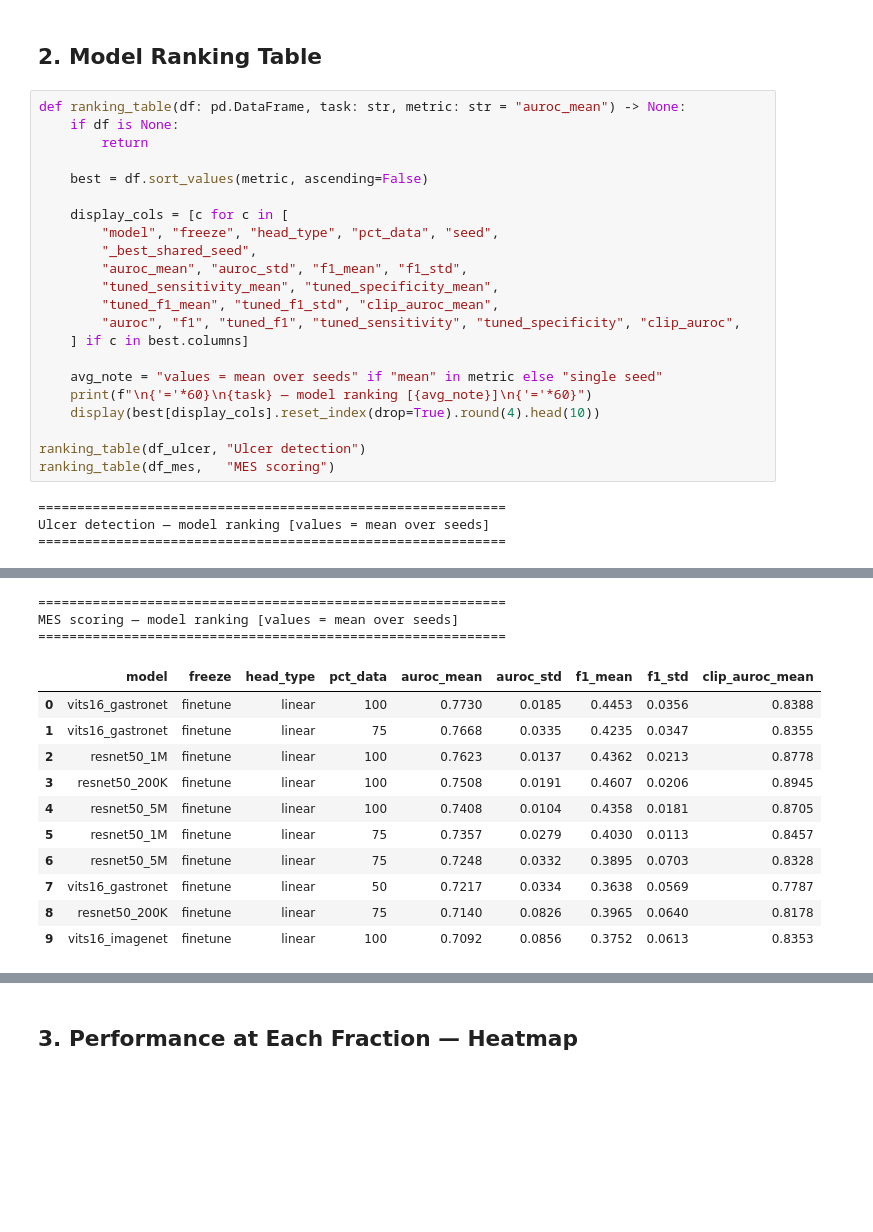
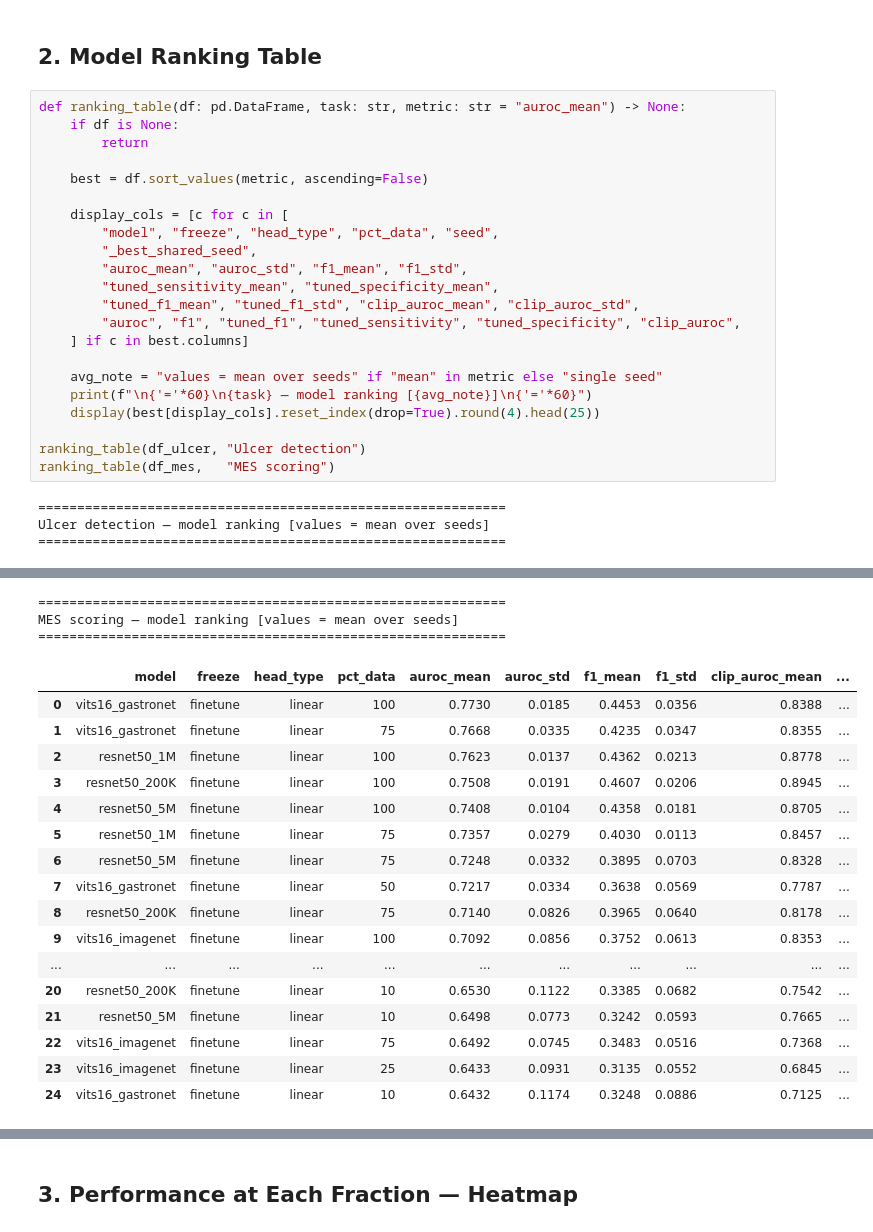
Before and after one commit to Gastroenterology-CRCHUM/data-efficiency-MES-Ulcer, a Jupyter notebook: notebooks/04_results_analysis.ipynb, the cells around one changed output, grey strips where cells are left out. Saved outputs shown, nothing was run; the diff lists cells and outputs as text; blank space fills up the shorter version.

```diff
--- a/notebooks/04_results_analysis.ipynb
+++ b/notebooks/04_results_analysis.ipynb
@@ -70,13 +70,13 @@ def ranking_table(df: pd.DataFrame, task: str, metric: str = "auroc_mean") -> No
         "_best_shared_seed",
         "auroc_mean", "auroc_std", "f1_mean", "f1_std",
         "tuned_sensitivity_mean", "tuned_specificity_mean",
-        "tuned_f1_mean", "tuned_f1_std", "clip_auroc_mean",
+        "tuned_f1_mean", "tuned_f1_std", "clip_auroc_mean", "clip_auroc_std",
         "auroc", "f1", "tuned_f1", "tuned_sensitivity", "tuned_specificity", "clip_auroc",
     ] if c in best.columns]
 
     avg_note = "values = mean over seeds" if "mean" in metric else "single seed"
     print(f"\n{'='*60}\n{task} — model ranking [{avg_note}]\n{'='*60}")
-    display(best[display_cols].reset_index(drop=True).round(4).head(10))
+    display(best[display_cols].reset_index(drop=True).round(4).head(25))
 
 ranking_table(df_ulcer, "Ulcer detection")
 ranking_table(df_mes,   "MES scoring")
@@ -98,17 +104,23 @@ Ulcer detection — model ranking [values = mean over seeds]
 ============================================================
 MES scoring — model ranking [values = mean over seeds]
 ============================================================
-|  | model | freeze | head_type | pct_data | auroc_mean | auroc_std | f1_mean | f1_std | clip_auroc_mean |
-| 0 | vits16_gastronet | finetune | linear | 100 | 0.7730 | 0.0185 | 0.4453 | 0.0356 | 0.8388 |
-| 1 | vits16_gastronet | finetune | linear | 75 | 0.7668 | 0.0335 | 0.4235 | 0.0347 | 0.8355 |
-| 2 | resnet50_1M | finetune | linear | 100 | 0.7623 | 0.0137 | 0.4362 | 0.0213 | 0.8778 |
-| 3 | resnet50_200K | finetune | linear | 100 | 0.7508 | 0.0191 | 0.4607 | 0.0206 | 0.8945 |
-| 4 | resnet50_5M | finetune | linear | 100 | 0.7408 | 0.0104 | 0.4358 | 0.0181 | 0.8705 |
-| 5 | resnet50_1M | finetune | linear | 75 | 0.7357 | 0.0279 | 0.4030 | 0.0113 | 0.8457 |
-| 6 | resnet50_5M | finetune | linear | 75 | 0.7248 | 0.0332 | 0.3895 | 0.0703 | 0.8328 |
-| 7 | vits16_gastronet | finetune | linear | 50 | 0.7217 | 0.0334 | 0.3638 | 0.0569 | 0.7787 |
-| 8 | resnet50_200K | finetune | linear | 75 | 0.7140 | 0.0826 | 0.3965 | 0.0640 | 0.8178 |
-| 9 | vits16_imagenet | finetune | linear | 100 | 0.7092 | 0.0856 | 0.3752 | 0.0613 | 0.8353 |
+|  | model | freeze | head_type | pct_data | auroc_mean | auroc_std | f1_mean | f1_std | clip_auroc_mean | ... |
+| 0 | vits16_gastronet | finetune | linear | 100 | 0.7730 | 0.0185 | 0.4453 | 0.0356 | 0.8388 | ... |
+| 1 | vits16_gastronet | finetune | linear | 75 | 0.7668 | 0.0335 | 0.4235 | 0.0347 | 0.8355 | ... |
+| 2 | resnet50_1M | finetune | linear | 100 | 0.7623 | 0.0137 | 0.4362 | 0.0213 | 0.8778 | ... |
+| 3 | resnet50_200K | finetune | linear | 100 | 0.7508 | 0.0191 | 0.4607 | 0.0206 | 0.8945 | ... |
+| 4 | resnet50_5M | finetune | linear | 100 | 0.7408 | 0.0104 | 0.4358 | 0.0181 | 0.8705 | ... |
+| 5 | resnet50_1M | finetune | linear | 75 | 0.7357 | 0.0279 | 0.4030 | 0.0113 | 0.8457 | ... |
+| 6 | resnet50_5M | finetune | linear | 75 | 0.7248 | 0.0332 | 0.3895 | 0.0703 | 0.8328 | ... |
+| 7 | vits16_gastronet | finetune | linear | 50 | 0.7217 | 0.0334 | 0.3638 | 0.0569 | 0.7787 | ... |
+| 8 | resnet50_200K | finetune | linear | 75 | 0.7140 | 0.0826 | 0.3965 | 0.0640 | 0.8178 | ... |
+| 9 | vits16_imagenet | finetune | linear | 100 | 0.7092 | 0.0856 | 0.3752 | 0.0613 | 0.8353 | ... |
+| ... | ... | ... | ... | ... | ... | ... | ... | ... | ... | ... |
+| 20 | resnet50_200K | finetune | linear | 10 | 0.6530 | 0.1122 | 0.3385 | 0.0682 | 0.7542 | ... |
+| 21 | resnet50_5M | finetune | linear | 10 | 0.6498 | 0.0773 | 0.3242 | 0.0593 | 0.7665 | ... |
+| 22 | vits16_imagenet | finetune | linear | 75 | 0.6492 | 0.0745 | 0.3483 | 0.0516 | 0.7368 | ... |
+| 23 | vits16_imagenet | finetune | linear | 25 | 0.6433 | 0.0931 | 0.3135 | 0.0552 | 0.6845 | ... |
+| 24 | vits16_gastronet | finetune | linear | 10 | 0.6432 | 0.1174 | 0.3248 | 0.0886 | 0.7125 | ... |
 # %%
 ranking_table(raw_ulcer, "Ulcer detection (per-seed)", metric="auroc")
 ranking_table(raw_mes,   "MES scoring (per-seed)", metric="auroc")
```
Also changed, not shown: parts of 9 cells of this notebook, 5 other files.
